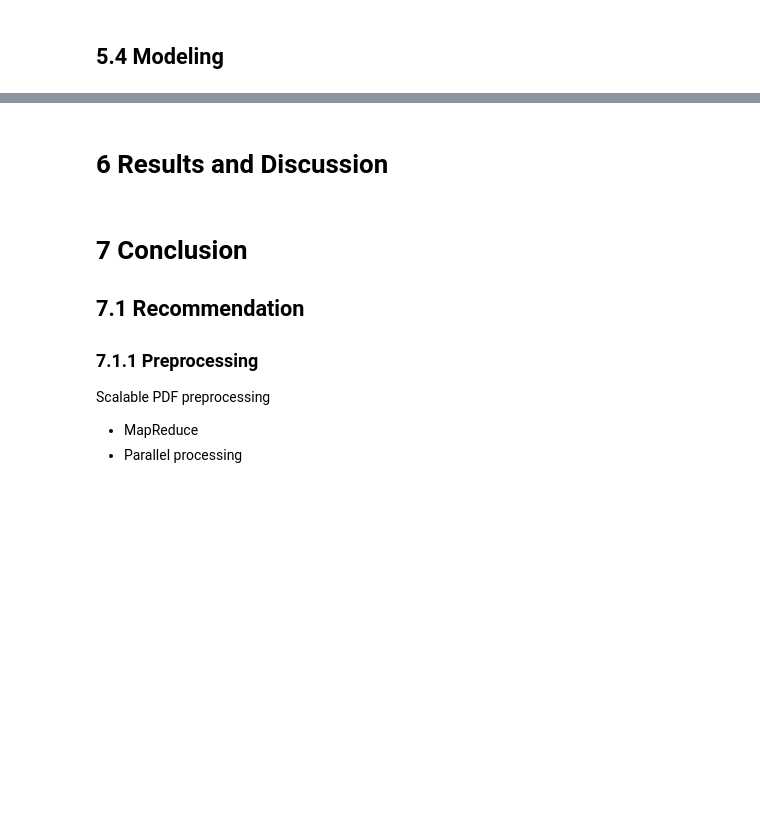
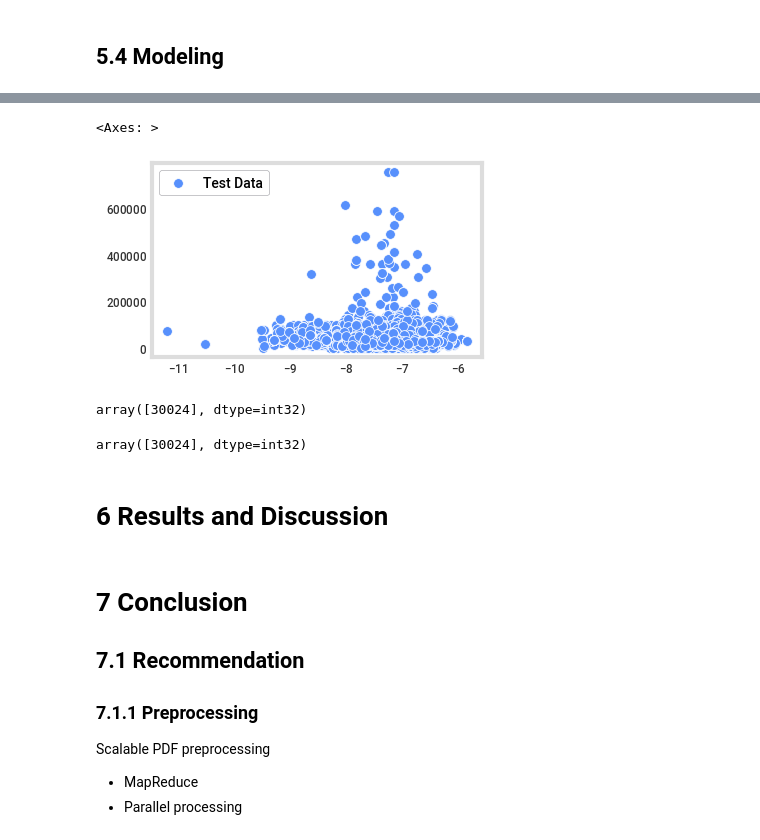
Before and after one commit to iragca/ml-final-project, a Jupyter notebook: notebooks/3.0-iragca-modeling.ipynb, the cells around one changed output, grey strips where cells are left out. Saved outputs shown, nothing was run; the diff lists cells and outputs as text; code cells hidden in the pictures; blank space fills up the shorter version.

```diff
--- a/notebooks/3.0-iragca-modeling.ipynb
+++ b/notebooks/3.0-iragca-modeling.ipynb
@@ -244,0 +573,26 @@ TODO: BERT embeddings of position titles for KNN
+# %%
+train_data = embedded_df.select(
+    [
+        pl.col("positiontitle_embedding"),
+        pl.col("agency_embedding"),
+        pl.col("education_embedding"),
+        pl.col("experience_embedding"),
+        pl.col("eligibility_embedding"),
+        pl.col("salarygrade_embedding"),
+        pl.col("MonthlySalary"),
+    ]
+)
+# %%
+knn = KNeighborsRegressor(n_neighbors=5, metric="cosine")
+X = train_data.drop("MonthlySalary").to_numpy()
+y = train_data.select("MonthlySalary").to_numpy()
+X_train, X_test, y_train, y_test = train_test_split(X, y, test_size=0.2, random_state=42)
+knn.fit(X_train, y_train)
+
+y_pred = knn.predict(X_test)
+
+from sklearn.metrics import mean_squared_error, mean_absolute_error, r2_score
+mse = mean_squared_error(y_test, y_pred)
+mae = mean_absolute_error(y_test, y_pred)
+r2 = r2_score(y_test, y_pred)
+mse, mae, r2
@@ -244,0 +636,10 @@ TODO: BERT embeddings of position titles for KNN
+# %%
+sns.scatterplot(
+    x=X_test.flatten(),
+    y=y_test.flatten(),
+    color=c.BLUE.value,
+    label="Test Data",
+)
+# %% [output]
+<Axes: >
+[figure, added]
@@ -245,3 +661,11 @@ TODO: BERT embeddings of position titles for KNN
+# %%
+predicted_salary
+# %% [output]
+array([30024], dtype=int32)
+# %%
+predicted_salary2
+# %% [output]
+array([30024], dtype=int32)
 # %% [markdown]
 # 6 Results and Discussion
 # %% [markdown]
```
Also changed, not shown: parts of 19 cells of this notebook, 5 other files.
